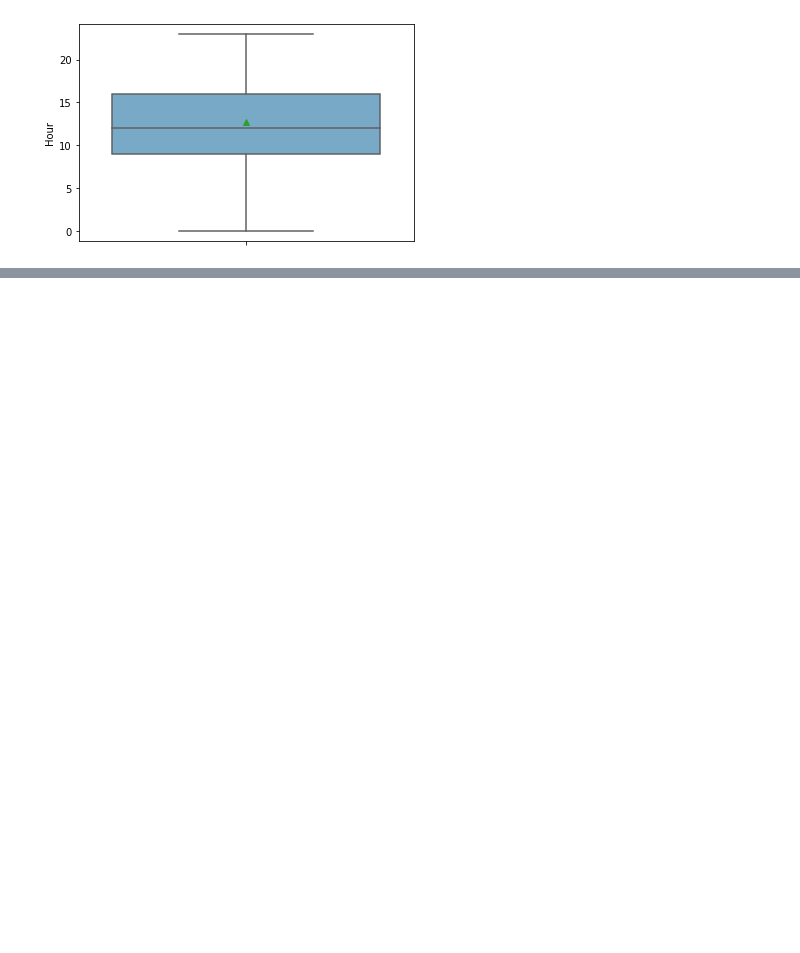
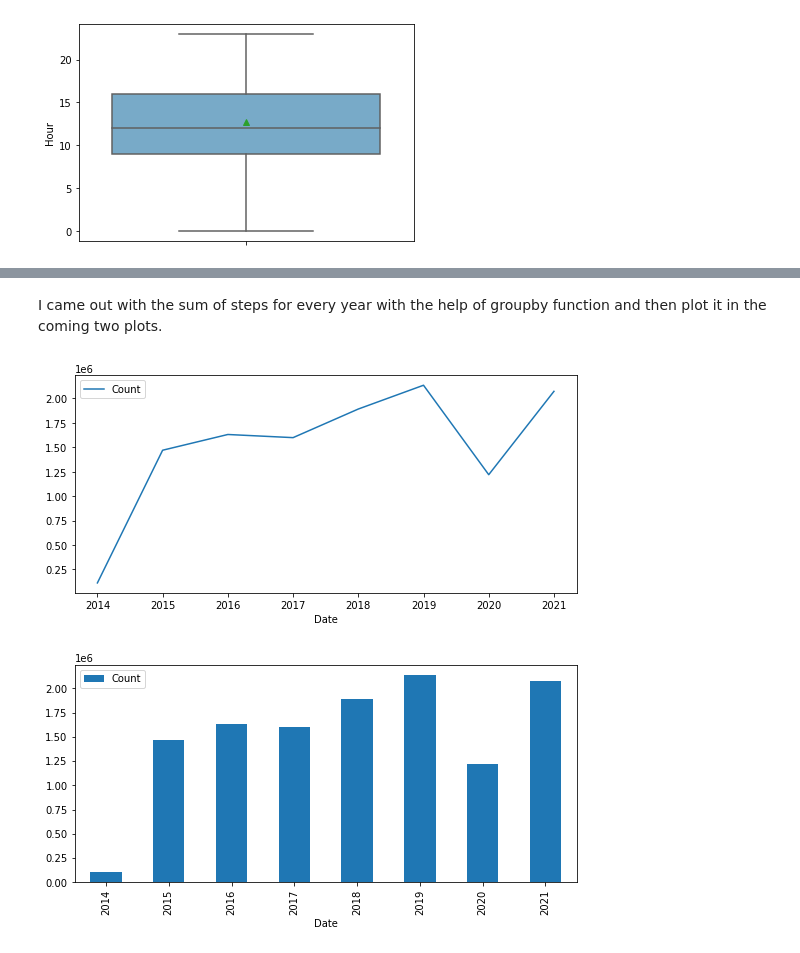
Before and after one commit to BruceWangXD/person_step_data, a Jupyter notebook: Week08-yufeng.ipynb, the cells around one changed output, grey strips where cells are left out. Drawn from its saved outputs; the diff is of its cells as text; code cells hidden in the pictures; blank space fills up the shorter version.

```diff
--- a/Week08-yufeng.ipynb
+++ b/Week08-yufeng.ipynb
@@ -46,0 +81,5 @@ ax = sns.boxplot(y='Hour', data=data, palette='Blues', showmeans=True)
+# %%
+Q1 = data_day['Count'].quantile(0.25)
+Q3 = data_day['Count'].quantile(0.75)
+IQR = Q3 - Q1
+print(IQR)
@@ -46,0 +112,3 @@ ax = sns.boxplot(y='Hour', data=data, palette='Blues', showmeans=True)
+# %%
+data_day_cleaned_raw = data_day['Count'][~((data_day['Count'] < (Q1 - 1.5 * IQR)) |(data_day['Count']> (Q3 + 1.5 * IQR)))]
+data_day_cleaned_raw.shape
@@ -46,0 +133,5 @@ ax = sns.boxplot(y='Hour', data=data, palette='Blues', showmeans=True)
+# %%
+df1 = pd.DataFrame(data=data_day_cleaned_raw.index, columns=['Date'])
+df2 = pd.DataFrame(data=data_day_cleaned_raw.values, columns=['Count'])
+data_day_cleaned = pd.merge(df1, df2, left_index=True, right_index=True)
+data_day_cleaned.head(5)
@@ -46,0 +147,4 @@ ax = sns.boxplot(y='Hour', data=data, palette='Blues', showmeans=True)
+# %%
+data_day_cleaned['Date'] = pd.to_datetime(data_day_cleaned['Date'])
+data_year = data_day_cleaned.groupby(data_day_cleaned.Date.dt.year).sum()
+data_year
@@ -46,0 +162,10 @@ ax = sns.boxplot(y='Hour', data=data, palette='Blues', showmeans=True)
+# %% [markdown]
+I came out with the sum of steps for every year with the help of groupby function and then plot it in the coming two plots.
+# %%
+fig, ax = plt.subplots(figsize = (9,4))
+data_year.plot(y='Count', ax=ax)
+data_year.plot.bar(y="Count", figsize = (9,4))
+fig.show()
+# %% [output]
+[figure, added]
+[figure, added]
```
Also changed, not shown: parts of 23 cells of this notebook.
